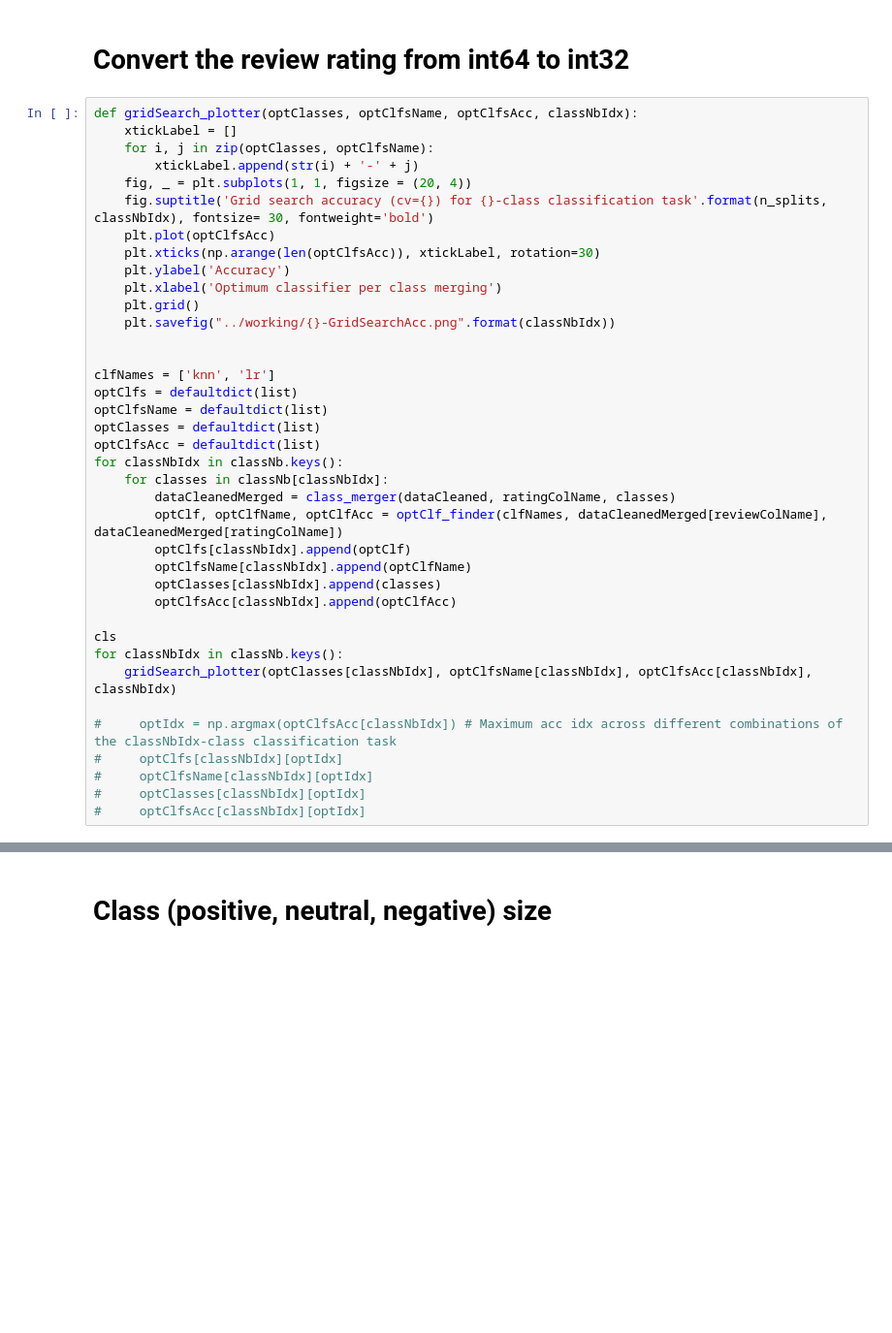
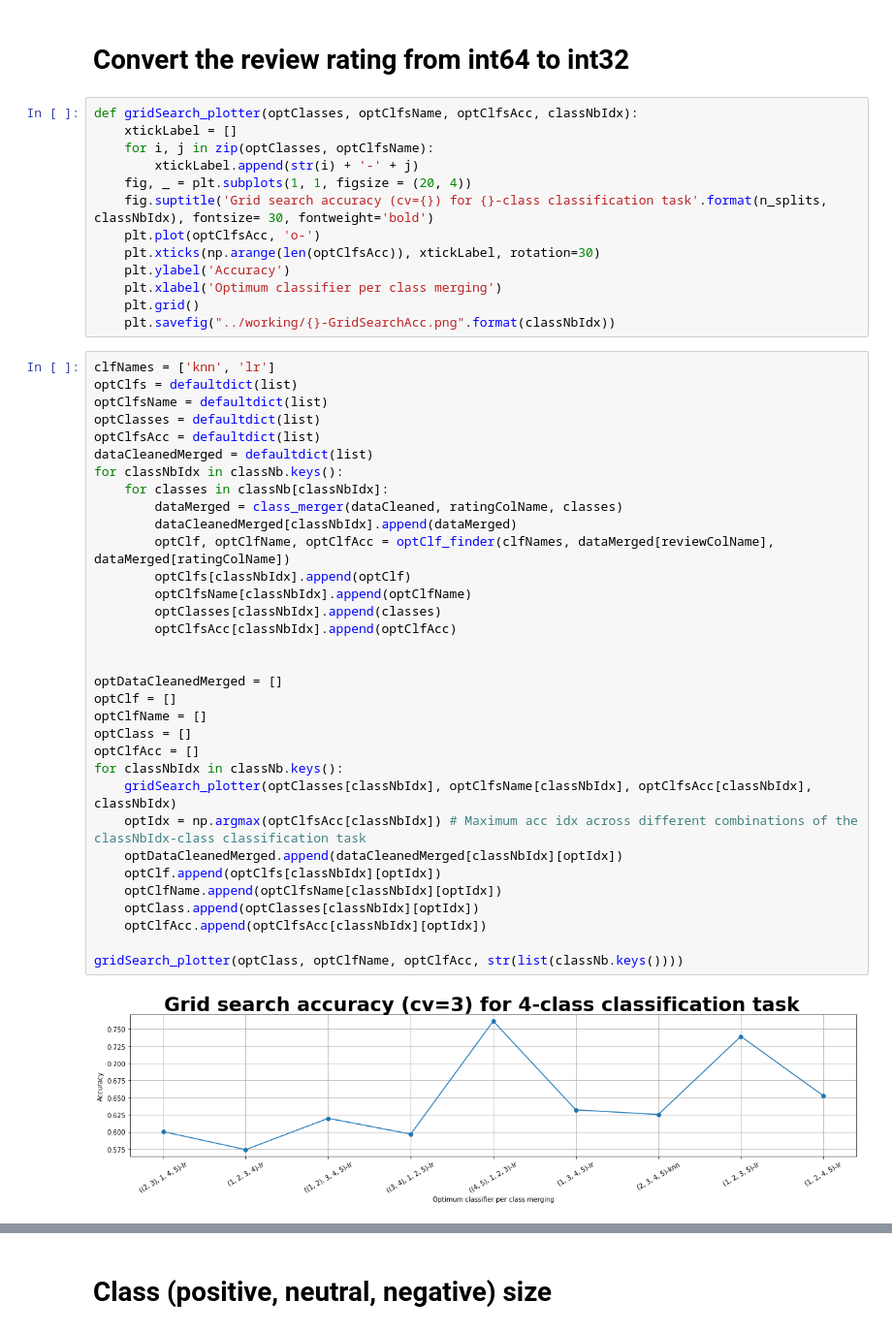
Before and after one commit to fardinafdideh/Text-analytics, a Jupyter notebook: sentiment-analysis-of-products-review-on-amazon.ipynb, the cells around one changed output, grey strips where cells are left out. Shown at 97% size. Cells and saved outputs as stored; diff of their text form; blank space fills up the shorter version.

Commit message:
Kaggle Notebook | Sentiment Analysis of Products Review on Amazon | Version 8

```diff
--- a/sentiment-analysis-of-products-review-on-amazon.ipynb
+++ b/sentiment-analysis-of-products-review-on-amazon.ipynb
@@ -366,42 +402,51 @@ def optClf_finder(clfNames, X, y):
 # rating
 # %% [markdown]
 # Convert the review rating from int64 to int32
+# %%
+def gridSearch_plotter(optClasses, optClfsName, optClfsAcc, classNbIdx):
+    xtickLabel = []
+    for i, j in zip(optClasses, optClfsName):
+        xtickLabel.append(str(i) + '-' + j)
+    fig, _ = plt.subplots(1, 1, figsize = (20, 4))
+    fig.suptitle('Grid search accuracy (cv={}) for {}-class classification task'.format(n_splits, classNbIdx), fontsize= 30, fontweight='bold')
+    plt.plot(optClfsAcc, 'o-')
+    plt.xticks(np.arange(len(optClfsAcc)), xtickLabel, rotation=30)
+    plt.ylabel('Accuracy')
+    plt.xlabel('Optimum classifier per class merging')
+    plt.grid()
+    plt.savefig("../working/{}-GridSearchAcc.png".format(classNbIdx))
 # %%
-def gridSearch_plotter(optClasses, optClfsName, optClfsAcc, classNbIdx):
-    xtickLabel = []
-    for i, j in zip(optClasses, optClfsName):
-        xtickLabel.append(str(i) + '-' + j)
-    fig, _ = plt.subplots(1, 1, figsize = (20, 4))
-    fig.suptitle('Grid search accuracy (cv={}) for {}-class classification task'.format(n_splits, classNbIdx), fontsize= 30, fontweight='bold')
-    plt.plot(optClfsAcc)
-    plt.xticks(np.arange(len(optClfsAcc)), xtickLabel, rotation=30)
-    plt.ylabel('Accuracy')
-    plt.xlabel('Optimum classifier per class merging')
-    plt.grid()
-    plt.savefig("../working/{}-GridSearchAcc.png".format(classNbIdx))
-
-
 clfNames = ['knn', 'lr']
 optClfs = defaultdict(list)
 optClfsName = defaultdict(list)
 optClasses = defaultdict(list)
 optClfsAcc = defaultdict(list)
+dataCleanedMerged = defaultdict(list)
 for classNbIdx in classNb.keys():
     for classes in classNb[classNbIdx]:
-        dataCleanedMerged = class_merger(dataCleaned, ratingColName, classes)
-        optClf, optClfName, optClfAcc = optClf_finder(clfNames, dataCleanedMerged[reviewColName], dataCleanedMerged[ratingColName])
+        dataMerged = class_merger(dataCleaned, ratingColName, classes)
+        dataCleanedMerged[classNbIdx].append(dataMerged)
+        optClf, optClfName, optClfAcc = optClf_finder(clfNames, dataMerged[reviewColName], dataMerged[ratingColName])
         optClfs[classNbIdx].append(optClf)
         optClfsName[classNbIdx].append(optClfName)
         optClasses[classNbIdx].append(classes)
         optClfsAcc[classNbIdx].append(optClfAcc)
 
-cls
+
+optDataCleanedMerged = []
+optClf = []
+optClfName = []
+optClass = []
+optClfAcc = []
 for classNbIdx in classNb.keys():
     gridSearch_plotter(optClasses[classNbIdx], optClfsName[classNbIdx], optClfsAcc[classNbIdx], classNbIdx)
+    optIdx = np.argmax(optClfsAcc[classNbIdx]) # Maximum acc idx across different combinations of the classNbIdx-class classification task
+    optDataCleanedMerged.append(dataCleanedMerged[classNbIdx][optIdx])
+    optClf.append(optClfs[classNbIdx][optIdx])
+    optClfName.append(optClfsName[classNbIdx][optIdx])
+    optClass.append(optClasses[classNbIdx][optIdx])
+    optClfAcc.append(optClfsAcc[classNbIdx][optIdx])
 
-#     optIdx = np.argmax(optClfsAcc[classNbIdx]) # Maximum acc idx across different combinations of the classNbIdx-class classification task
-#     optClfs[classNbIdx][optIdx]
-#     optClfsName[classNbIdx][optIdx]
-#     optClasses[classNbIdx][optIdx]
-#     optClfsAcc[classNbIdx][optIdx]
+gridSearch_plotter(optClass, optClfName, optClfAcc, str(list(classNb.keys())))
 # %% [output]
+[figure, added]
```
Also changed, not shown: parts of 20 cells of this notebook.
